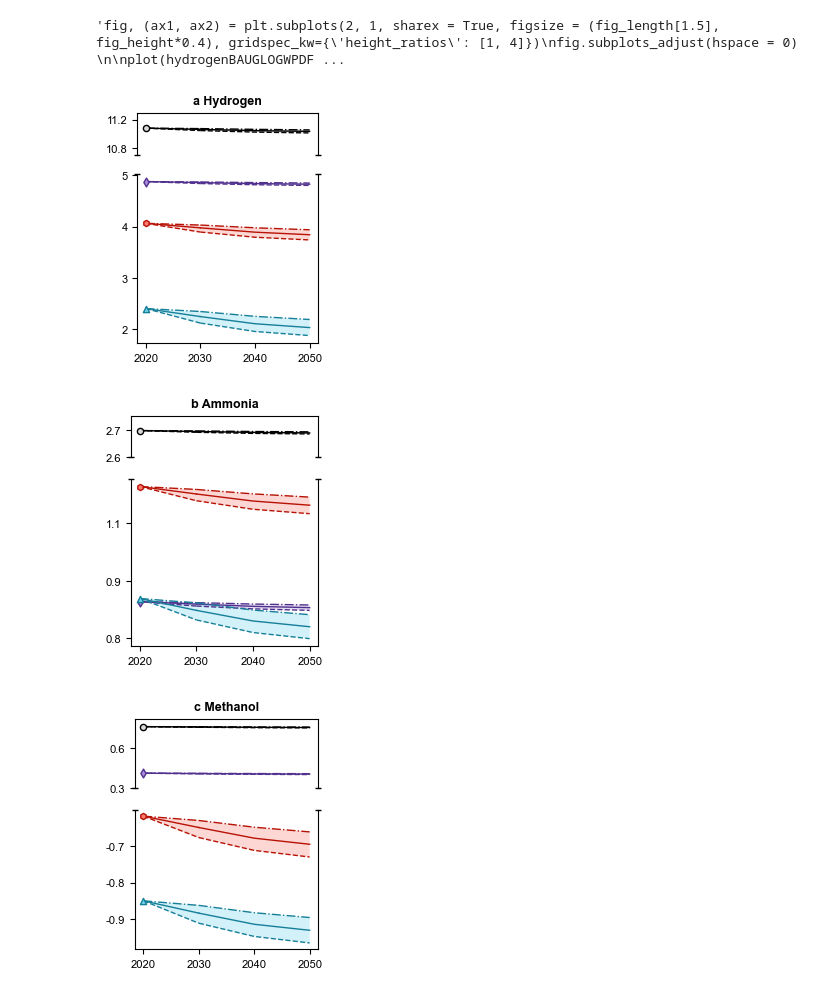
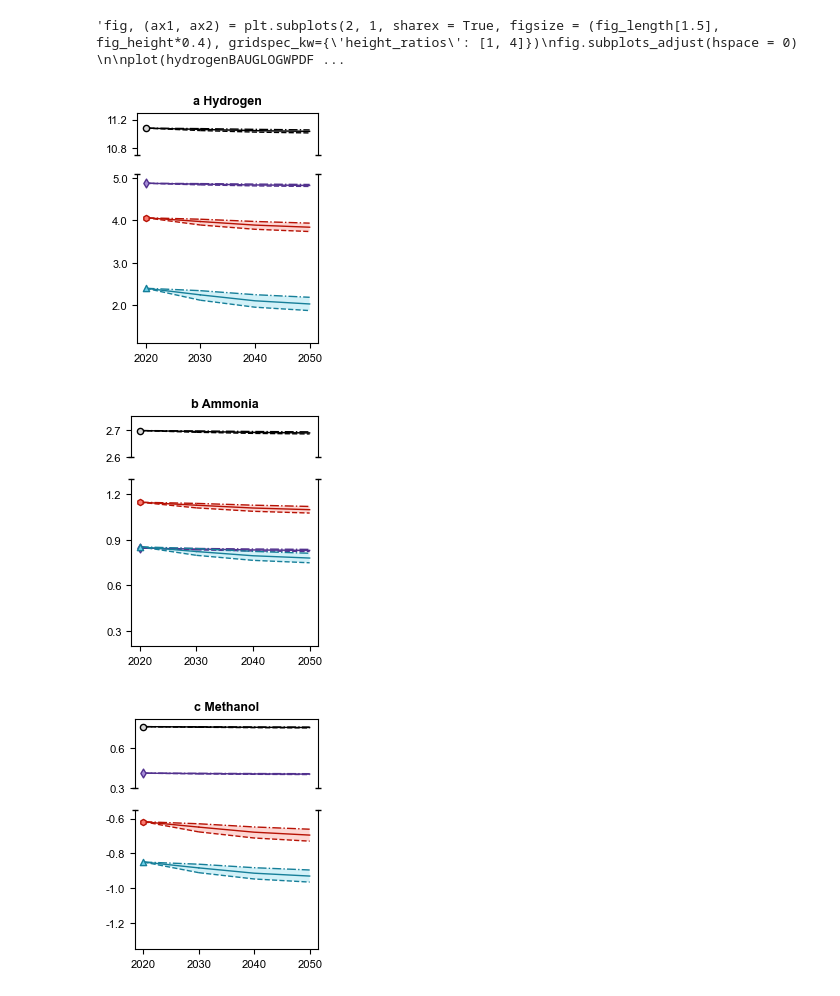
Before and after one commit to abhix2704/Prospective-LCA, a Jupyter notebook: Code/GWPPlotsCementSteel.ipynb, the cells around one changed output. Drawn from its saved outputs; the diff is of its cells as text; code cells hidden in the pictures.

Commit message:
ESI Figures S1 to S4

```diff
--- a/Code/GWPPlotsCementSteel.ipynb
+++ b/Code/GWPPlotsCementSteel.ipynb
@@ -530,10 +530,13 @@ fig.subplots_adjust(hspace = 0)
 
 plot(hydrogenBAUWOElecGLOGWPDF, 'o', '#d8d8d8', 'black', '#808080', ax1, 30)
 ax1.set_ylim([10.7, 11.3])
+ax1.yaxis.set_major_formatter(FormatStrFormatter('%.1f'))
 
 plot(hydrogenBlueWOElecGLOGWPDF, 'd', '#A78DD8', '#52318E', '#A78DD8', ax2, 0)
 plot(hydrogenWindGLOGWPDF, '^', '#6DD2EA', '#167F99', '#6DD2EA', ax2, 0)
 plot(hydrogenSolarGLOGWPDF, 'h', '#FB7B71', '#B71205', '#FB7B71', ax2, 0)
+ax2.set_ylim([1.1, 5.1])
+ax2.yaxis.set_major_formatter(FormatStrFormatter('%.1f'))
 
 ax1.spines.bottom.set_visible(False)
 ax2.spines.top.set_visible(False)
@@ -589,7 +592,7 @@ plotPathSVG = os.path.join('..', 'Plots', 'Phase 3', 'Cement and steel', 'Hydrog
 plt.savefig(plotPathPNG, dpi = 600, format = 'png', bbox_inches = 'tight', facecolor = 'w')
 plt.savefig(plotPathSVG, dpi = 600, format = 'svg', bbox_inches = 'tight', facecolor = 'w')
 # %% [output]
-[figure, old version]
+[figure, new version]
 # %%
 fig, (ax1, ax2) = plt.subplots(2, 1, sharex = True, figsize = (fig_length[2]/3, fig_height*0.3), gridspec_kw={'height_ratios': [1, 4]})
 fig.subplots_adjust(hspace = 0)
@@ -601,6 +604,7 @@ ax1.yaxis.set_major_formatter(FormatStrFormatter('%.1f'))
 plot(ammoniaBlueGLOGWPDF, 'd', '#A78DD8', '#52318E', '#A78DD8', ax2, 0)
 plot(ammoniaWindGLOGWPDF, '^', '#6DD2EA', '#167F99', '#6DD2EA', ax2, 0)
 plot(ammoniaSolarGLOGWPDF, 'h', '#FB7B71', '#B71205', '#FB7B71', ax2, 0)
+ax2.set_ylim([0.2, 1.3])
 ax2.yaxis.set_major_formatter(FormatStrFormatter('%.1f'))
 
 ax1.spines.bottom.set_visible(False)
@@ -630,34 +634,34 @@ legend_elements1 = [Line2D([0], [0], color = "#000000", linestyle = "-",
 legend_elements2 = [Line2D([0], [0], marker = 'o', color = "none",
                                              markerfacecolor ='#d8d8d8', markeredgecolor = "#000000",
                                              label = 'Fossil', markersize = 5),
                    Line2D([0], [0], marker = 'd', color = "none",
                                              markerfacecolor ='#A78DD8', markeredgecolor = "#52318E",
                                              label = 'Blue', markersize = 5),
                    Line2D([0], [0], marker = 'h', color = "none",
                                              markerfacecolor ='#FB7B71', markeredgecolor = "#B71205",
                                              label = 'Solar', markersize = 5),
                    Line2D([0], [0], marker = '^', color = "none",
                                              markerfacecolor ='#6DD2EA', markeredgecolor = "#167F99",
                                              label = 'Wind', markersize = 5),]
 
 # legend1 = fig.legend(handles = legend_elements2, frameon = False, loc = "upper center", ncol = 4,
 #           prop={"size":8}, bbox_to_anchor=(0.53, 0.02), handletextpad = 0.1)
 
 # legend2 = fig.legend(handles = legend_elements1, frameon = False, loc = "center left", ncol = 1,
 #           prop={"size":8}, bbox_to_anchor=(0.12, 0.2), handletextpad = 0.1)
 
 ax1.set_title('b Ammonia', fontweight = 'bold', fontsize = fontsize_title)
 
 # for i in range(len(legend2.legend_handles)):
 #     handle = legend2.legend_handles[i]
 #     handle.set_xdata([0, 4, 14])
 
 plotPathPNG = os.path.join('..', 'Plots', 'Phase 3', 'Cement and steel', 'Ammonia image SSP2 GLO.png')
 plotPathSVG = os.path.join('..', 'Plots', 'Phase 3', 'Cement and steel', 'Ammonia image SSP2 GLO.svg')
 plt.savefig(plotPathPNG, dpi = 600, format = 'png', bbox_inches = 'tight', facecolor = 'w')
 plt.savefig(plotPathSVG, dpi = 600, format = 'svg', bbox_inches = 'tight', facecolor = 'w')
 # %% [output]
-[figure, old version]
+[figure, new version]
 # %%
 fig, (ax1, ax2) = plt.subplots(2, 1, sharex = True, figsize = (fig_length[2]/3, fig_height*0.3), gridspec_kw={'height_ratios': [1, 2]})
 fig.subplots_adjust(hspace = 0)
@@ -665,9 +669,11 @@ fig.subplots_adjust(hspace = 0)
 plot(methanolBAUGLOGWPDF, 'o', '#d8d8d8', 'black', '#808080', ax1, 30)
 plot(methanolBlueGLOGWPDF, 'd', '#A78DD8', '#52318E', '#A78DD8', ax1, 0)
 ax1.set_ylim([0.3, 0.82])
+ax1.yaxis.set_major_formatter(FormatStrFormatter('%.1f'))
 
 plot(methanolWindGLOGWPDF, '^', '#6DD2EA', '#167F99', '#6DD2EA', ax2, 0)
 plot(methanolSolarGLOGWPDF, 'h', '#FB7B71', '#B71205', '#FB7B71', ax2, 0)
+ax2.set_ylim([-1.35, -0.55])
 ax2.yaxis.set_major_formatter(FormatStrFormatter('%.1f'))
 
 ax1.spines.bottom.set_visible(False)
@@ -723,7 +729,7 @@ plotPathSVG = os.path.join('..', 'Plots', 'Phase 3', 'Cement and steel', 'Methan
 plt.savefig(plotPathPNG, dpi = 600, format = 'png', bbox_inches = 'tight', facecolor = 'w')
 plt.savefig(plotPathSVG, dpi = 600, format = 'svg', bbox_inches = 'tight', facecolor = 'w')
 # %% [output]
-[figure, old version]
+[figure, new version]
 # %%
 # height_ratios = [[1, 4], [1, 2]]
 # fig, ax = plt.subplots(2, 3, sharex = True, figsize = (fig_length[2], fig_height*0.3), gridspec_kw={'height_ratios': [1, 3]})
```
Also changed, not shown: parts of 1 cell of this notebook, 29 other files.
